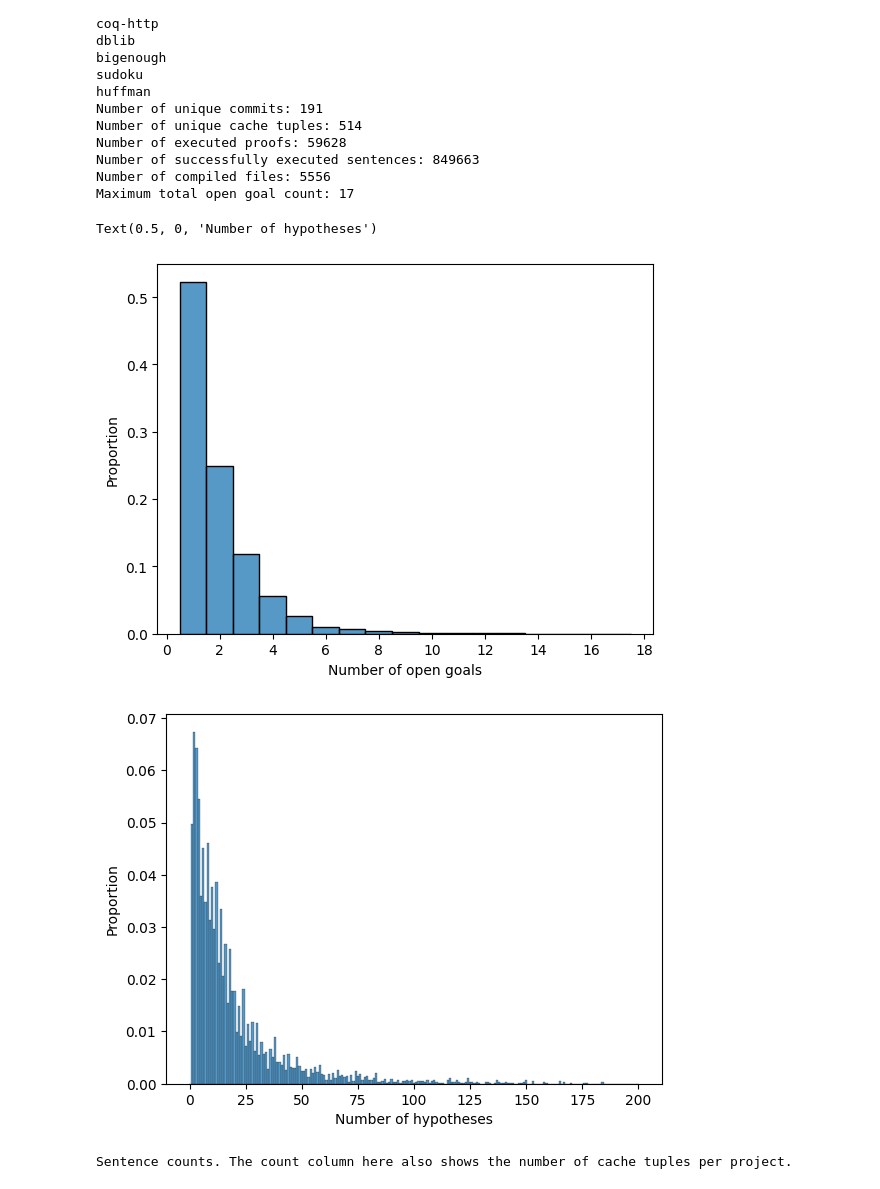
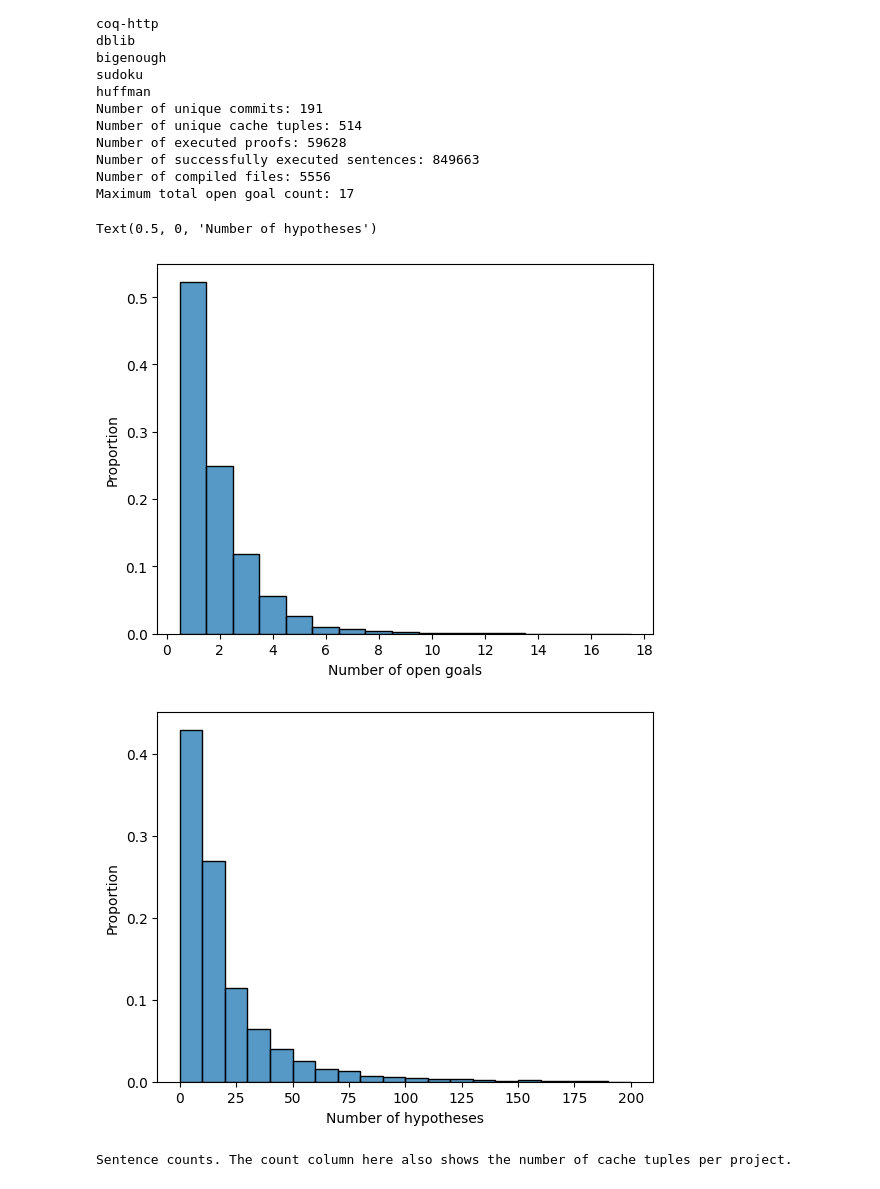
Before and after one commit to Radiance-Technologies/prism, a Jupyter notebook: scripts/data/analyze_cache_df.ipynb, the cells around one changed output. Cells and saved outputs as stored; diff of their text form; code cells hidden in the pictures.

Commit message:
Updated hypothesis histogram binwdith

```diff
--- a/scripts/data/analyze_cache_df.ipynb
+++ b/scripts/data/analyze_cache_df.ipynb
@@ -48,24 +48,24 @@ Maximum total open goal count: 17
 # %%
 # Histogram
 df_proofs_only = df[df["proof index"] != 0]
 fig = plt.figure()
 sns.histplot(data=df_proofs_only[df_proofs_only["total goal count"] > 0], x="total goal count", stat="proportion", discrete=True)
 ax = fig.axes[0]
 ax.set_xticks(range(0, 20, 2))
 ax.set_xlabel("Number of open goals")
 # ax.set_ylabel("Proportion of occurrences")
 # Get histogram of open hypotheses
 fig = plt.figure()
-sns.histplot(data=df_proofs_only[df_proofs_only["total hypothesis count"] > 0], x="total hypothesis count", stat="proportion", discrete=True, binrange=[0, 200])
+sns.histplot(data=df_proofs_only[df_proofs_only["total hypothesis count"] > 0], x="total hypothesis count", stat="proportion", discrete=False, binrange=[0, 200], binwidth=10)
 ax = fig.axes[0]
 # ax.set_xticks(range(0, 201, 25))
 # ax.set_xlim(-25, 225)
 ax.set_xlabel("Number of hypotheses")
 # ax.set_ylabel("Number of occurrences")
 # %% [output]
 Text(0.5, 0, 'Number of hypotheses')
 [figure]
-[figure, old version]
+[figure, new version]
 # %%
 print("Sentence counts. The count column here also shows the number of cache tuples per project.")
 df.value_counts(subset=["project name", "commit hash"]).groupby("project name").describe()
```
